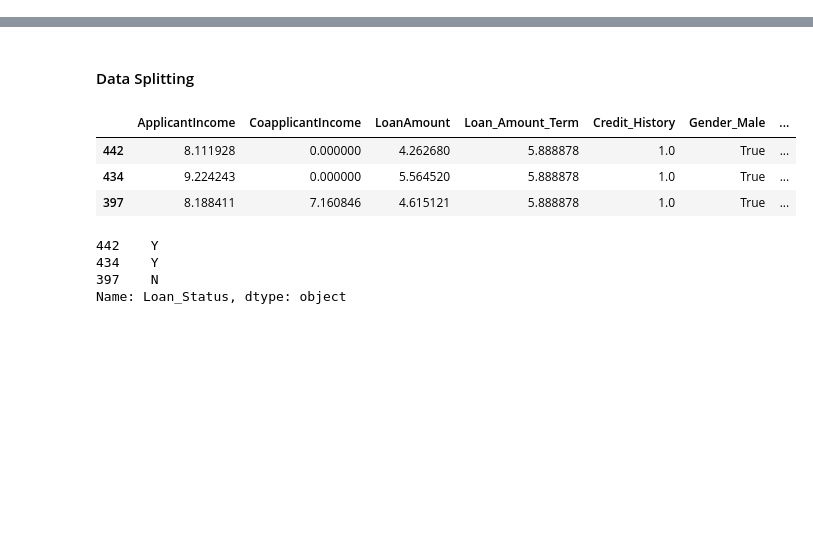
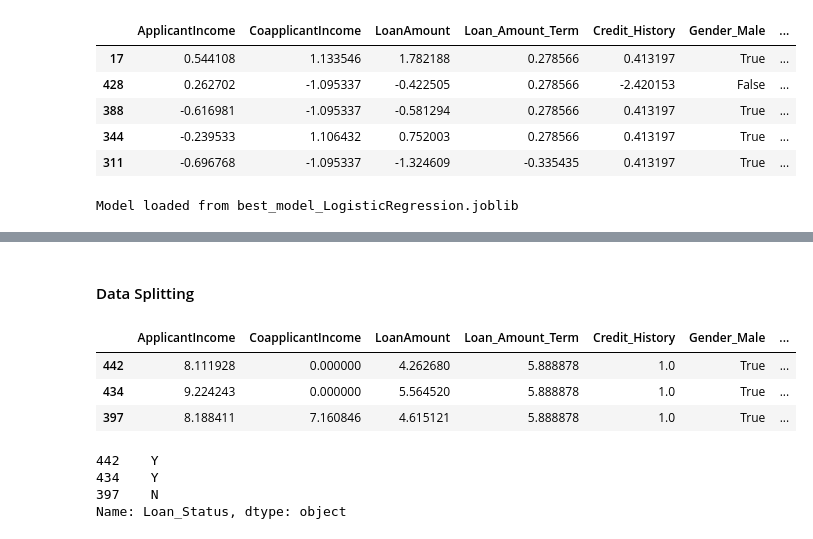
Before and after one commit to ebenezer2015/Machine-Learning-Model-Analysis, a Jupyter notebook: Classification-Modelling/Model-Training.ipynb, the cells around one changed output, grey strips where cells are left out. Drawn from its saved outputs; the diff is of its cells as text; code cells hidden in the pictures; blank space fills up the shorter version.

```diff
--- a/Classification-Modelling/Model-Training.ipynb
+++ b/Classification-Modelling/Model-Training.ipynb
@@ -39,0 +64,14 @@ X.head(5)
+# %%
+validate_df.head()
+# %% [output]
+|  | ApplicantIncome | CoapplicantIncome | LoanAmount | Loan_Amount_Term | Credit_History | Gender_Male | ... |
+| 17 | 0.544108 | 1.133546 | 1.782188 | 0.278566 | 0.413197 | True | ... |
+| 428 | 0.262702 | -1.095337 | -0.422505 | 0.278566 | -2.420153 | False | ... |
+| 388 | -0.616981 | -1.095337 | -0.581294 | 0.278566 | 0.413197 | True | ... |
+| 344 | -0.239533 | 1.106432 | 0.752003 | 0.278566 | 0.413197 | True | ... |
+| 311 | -0.696768 | -1.095337 | -1.324609 | -0.335435 | 0.413197 | True | ... |
+# %%
+# Load the best model
+loaded_model = ml.load_model("best_model_LogisticRegression.joblib")
+# %% [output]
+Model loaded from best_model_LogisticRegression.joblib
```
Also changed, not shown: parts of 17 cells of this notebook, 2 other files.
